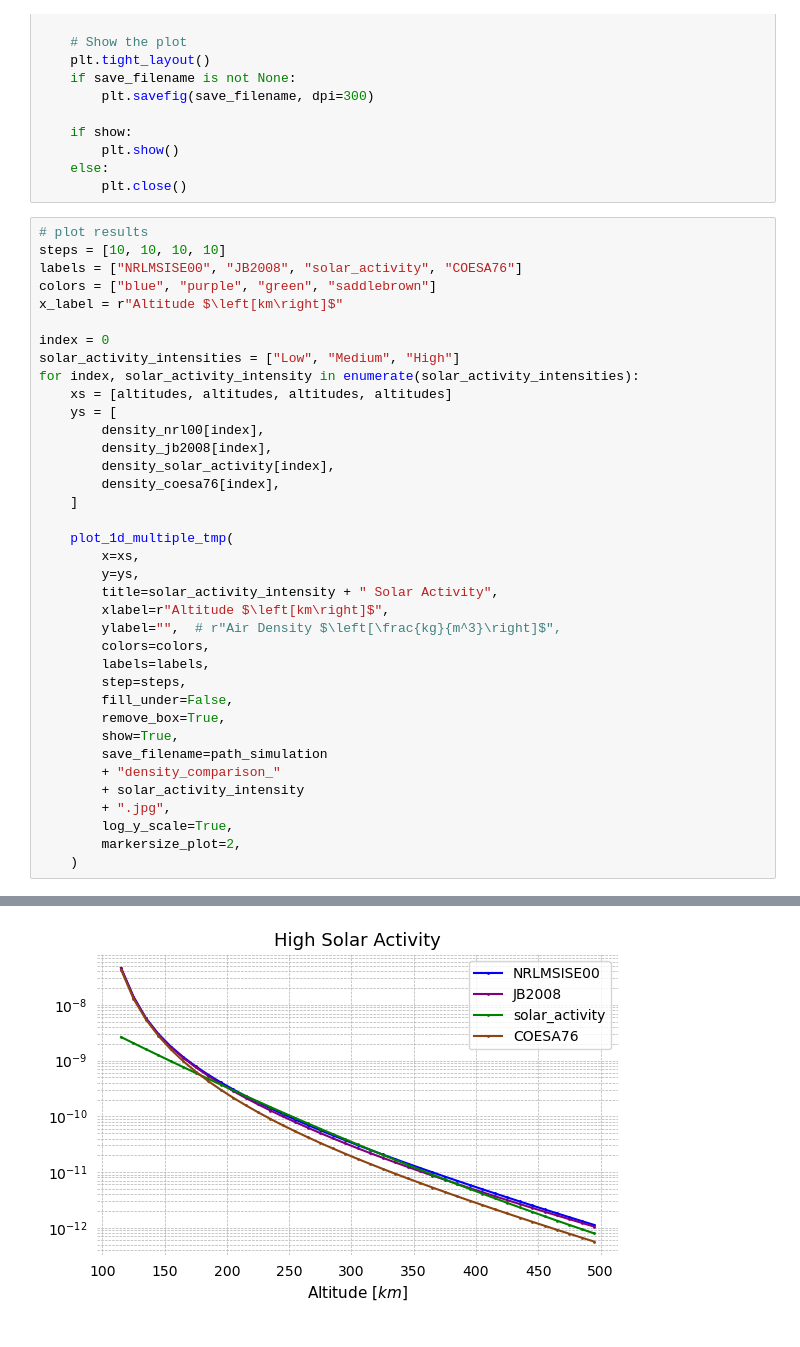
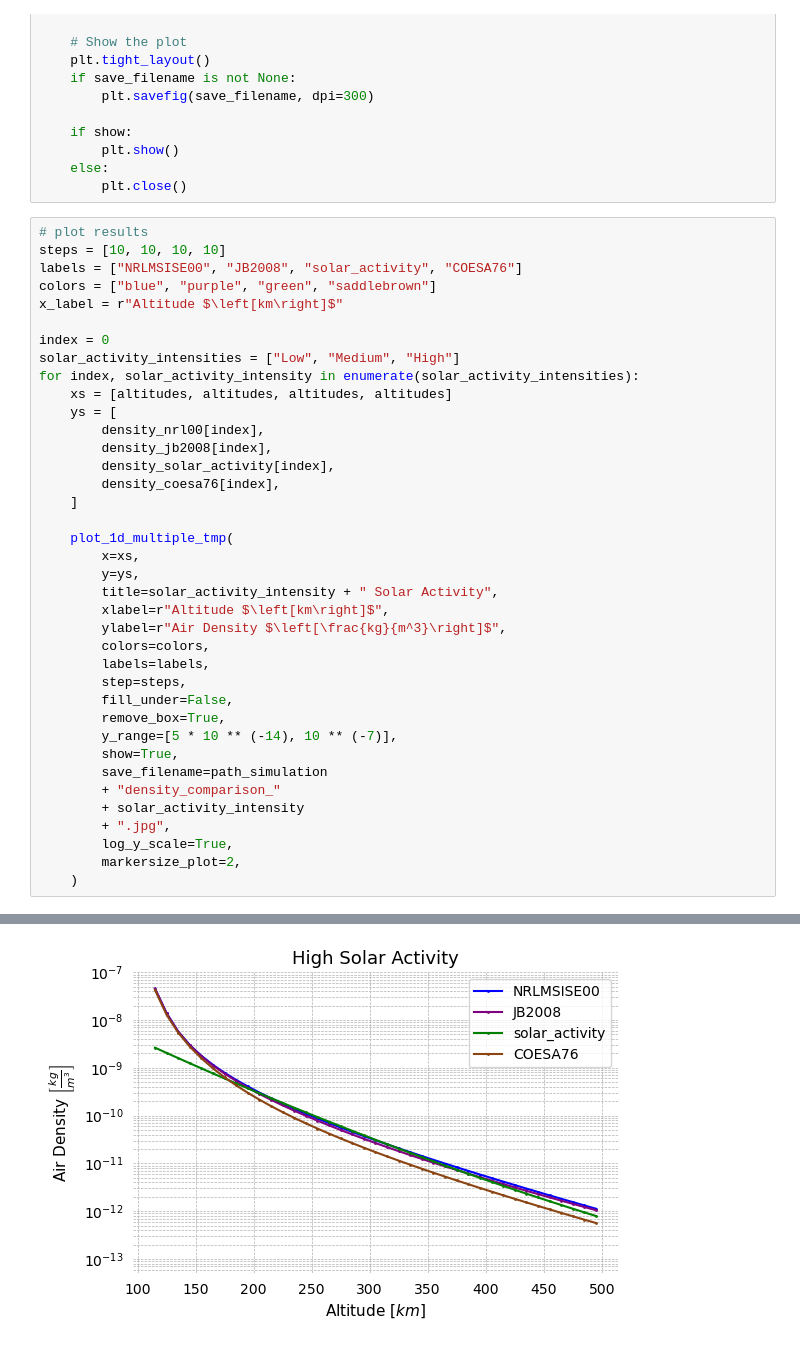
Before and after one commit to CHESS-mission/digital_twin_CubeSat, a Jupyter notebook: src/notebooks/atmospheric_models.ipynb, the cells around one changed output, grey strips where cells are left out. Cells and saved outputs as stored; diff of their text form.

```diff
--- a/src/notebooks/atmospheric_models.ipynb
+++ b/src/notebooks/atmospheric_models.ipynb
@@ -655,12 +661,13 @@ for index, solar_activity_intensity in enumerate(solar_activity_intensities):
         y=ys,
         title=solar_activity_intensity + " Solar Activity",
         xlabel=r"Altitude $\left[km\right]$",
-        ylabel="",  # r"Air Density $\left[\frac{kg}{m^3}\right]$",
+        ylabel=r"Air Density $\left[\frac{kg}{m^3}\right]$",
         colors=colors,
         labels=labels,
         step=steps,
         fill_under=False,
         remove_box=True,
+        y_range=[5 * 10 ** (-14), 10 ** (-7)],
         show=True,
         save_filename=path_simulation
         + "density_comparison_"
@@ -675 +682 @@ for index, solar_activity_intensity in enumerate(solar_activity_intensities):
-[figure, old version]
+[figure, new version]
```
Also changed, not shown: parts of 3 cells of this notebook, 20 other files.
